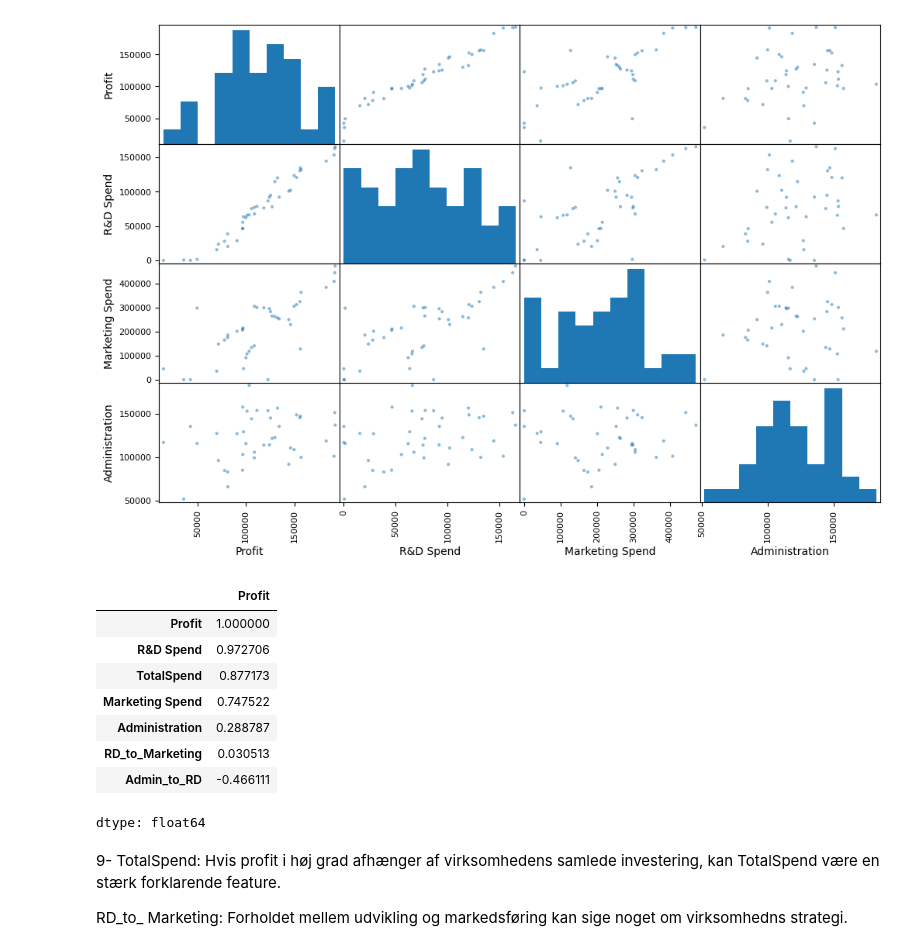
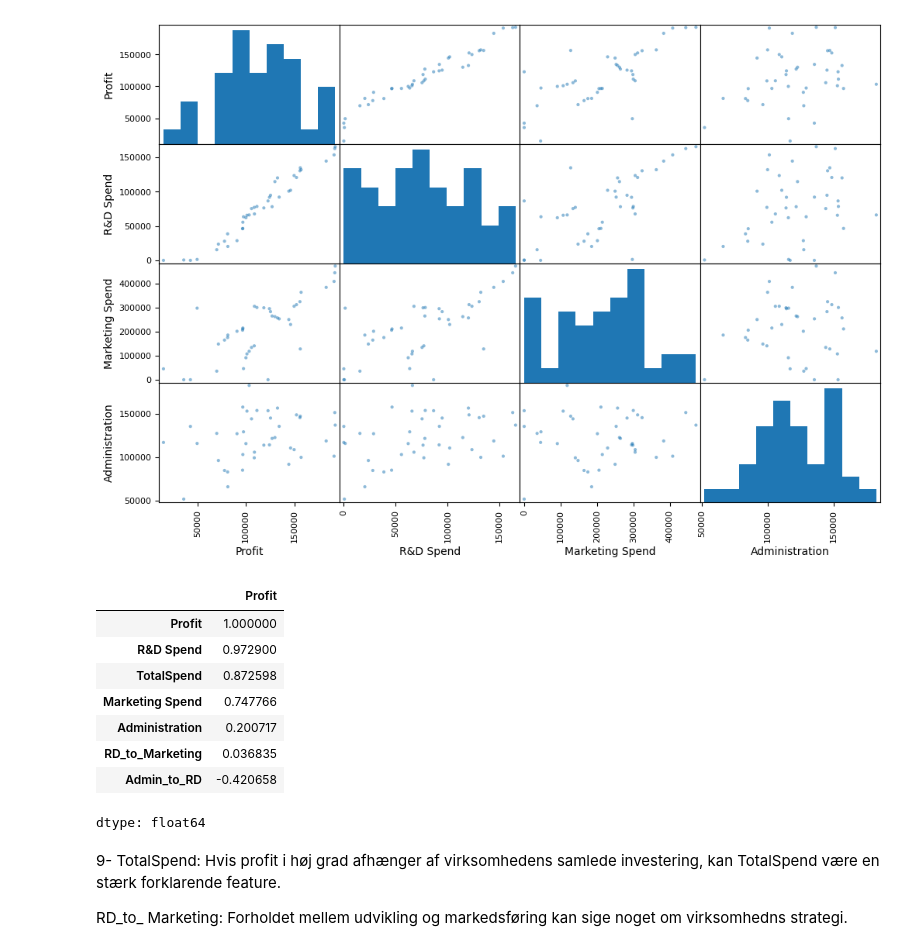
Before and after one commit to ahma004/Regression_Performance, a Jupyter notebook: 50StartUps.ipynb, the cells around one changed output. Drawn from its saved outputs; the diff is of its cells as text; code cells hidden in the pictures.

```diff
--- a/50StartUps.ipynb
+++ b/50StartUps.ipynb
@@ -289,28 +289,28 @@ plt.show()
 [figure]
 # %%
 # 8-9
-data["TotalSpend"] = (
-    data["R&D Spend"] +
-    data["Administration"] +
-    data["Marketing Spend"]
+dataset["TotalSpend"] = (
+    dataset["R&D Spend"] +
+    dataset["Administration"] +
+    dataset["Marketing Spend"]
 )
 
-data["RD_to_Marketing"] = data["R&D Spend"] / (data["Marketing Spend"] + 1)
+dataset["RD_to_Marketing"] = dataset["R&D Spend"] / (dataset["Marketing Spend"] + 1)
 
-data["Admin_to_RD"] = data["Administration"] / (data["R&D Spend"] + 1)
+dataset["Admin_to_RD"] = dataset["Administration"] / (dataset["R&D Spend"] + 1)
 # %%
 # 8-9 ...
-corr_matrix = data.corr(numeric_only=True)
+corr_matrix = dataset.corr(numeric_only=True)
 corr_matrix["Profit"].sort_values(ascending=False)
 # %% [output]
 |  | Profit |
 | Profit | 1.000000 |
-| R&D Spend | 0.972706 |
-| TotalSpend | 0.877173 |
-| Marketing Spend | 0.747522 |
-| Administration | 0.288787 |
-| RD_to_Marketing | 0.030513 |
-| Admin_to_RD | -0.466111 |
+| R&D Spend | 0.972900 |
+| TotalSpend | 0.872598 |
+| Marketing Spend | 0.747766 |
+| Administration | 0.200717 |
+| RD_to_Marketing | 0.036835 |
+| Admin_to_RD | -0.420658 |
 dtype: float64
 # %% [markdown]
 9-
```
Also changed, not shown: parts of 2 cells of this notebook.
